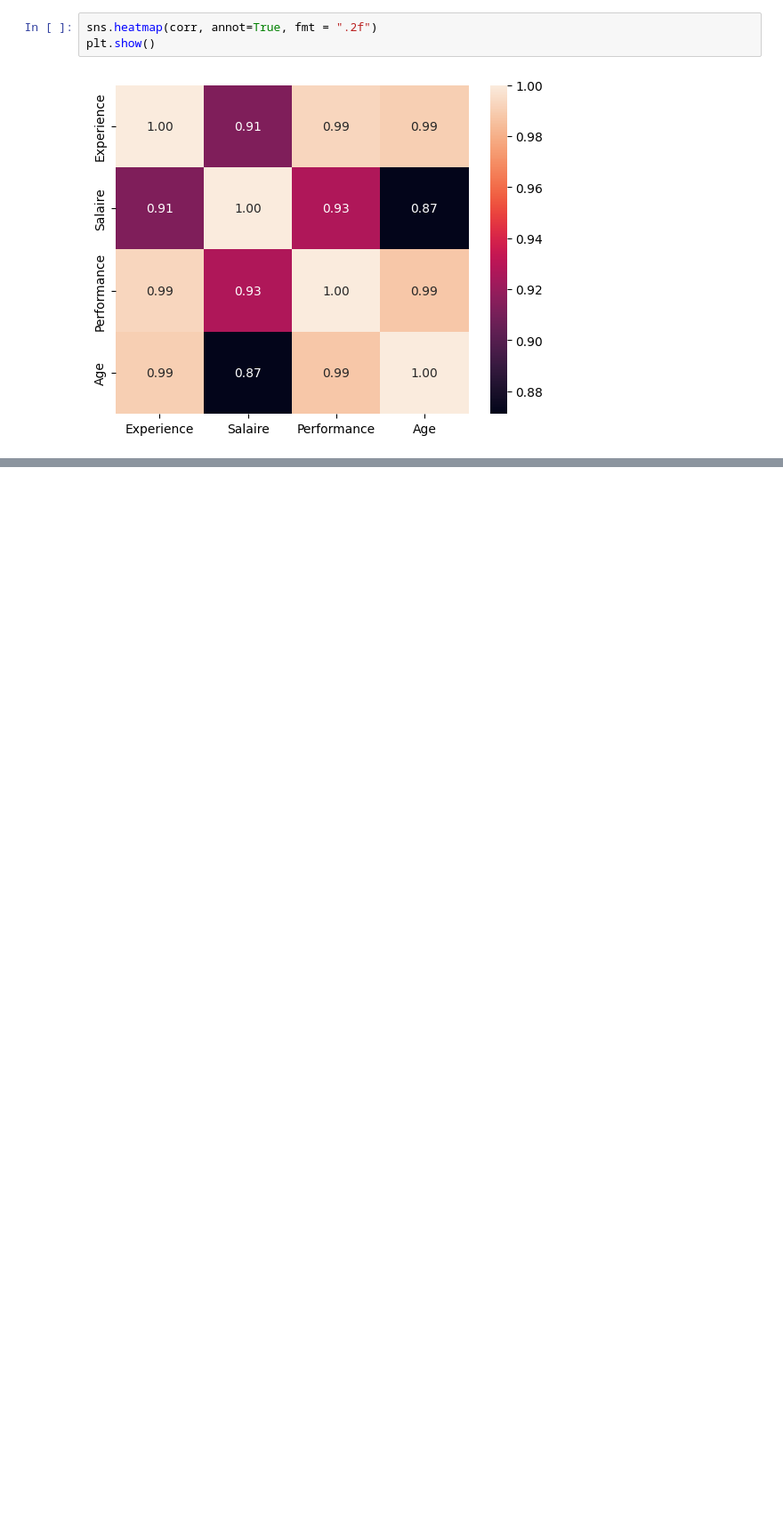
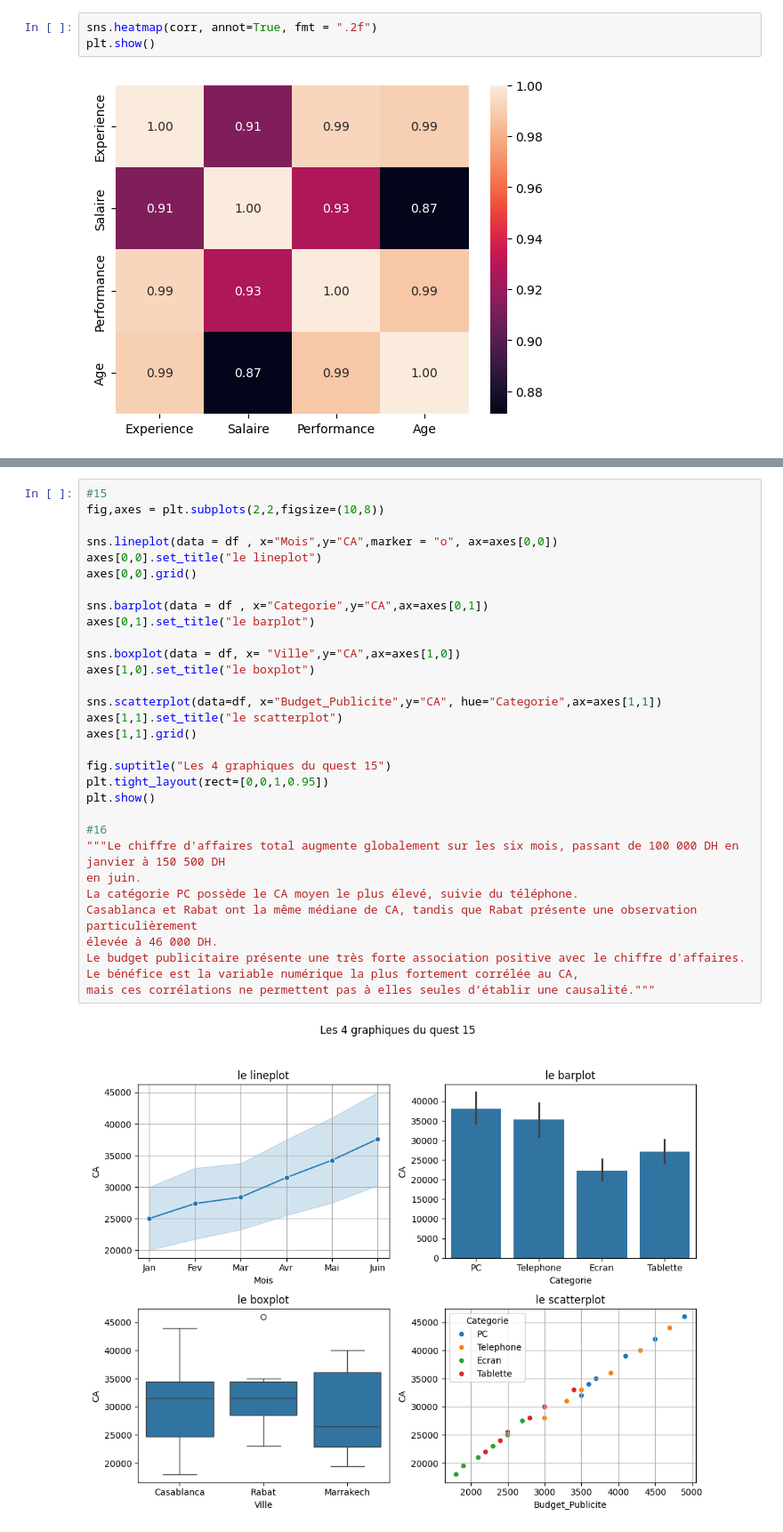
Before and after one commit to echadlitaha/python-data-science, a Jupyter notebook: Septembre/05_seaborn/J19- Searborn.ipynb, the cells around one changed output, grey strips where cells are left out. Shown at 89% size. Saved outputs shown, nothing was run; the diff lists cells and outputs as text; blank space fills up the shorter version.

```diff
--- a/Septembre/05_seaborn/J19- Searborn.ipynb
+++ b/Septembre/05_seaborn/J19- Searborn.ipynb
@@ -221,0 +328,33 @@ plt.show()
+# %%
+#15
+fig,axes = plt.subplots(2,2,figsize=(10,8))
+
+sns.lineplot(data = df , x="Mois",y="CA",marker = "o", ax=axes[0,0])
+axes[0,0].set_title("le lineplot")
+axes[0,0].grid()
+
+sns.barplot(data = df , x="Categorie",y="CA",ax=axes[0,1])
+axes[0,1].set_title("le barplot")
+
+sns.boxplot(data = df, x= "Ville",y="CA",ax=axes[1,0])
+axes[1,0].set_title("le boxplot")
+
+sns.scatterplot(data=df, x="Budget_Publicite",y="CA", hue="Categorie",ax=axes[1,1])
+axes[1,1].set_title("le scatterplot")
+axes[1,1].grid()
+
+fig.suptitle("Les 4 graphiques du quest 15")
+plt.tight_layout(rect=[0,0,1,0.95])
+plt.show()
+
+#16
+"""Le chiffre d'affaires total augmente globalement sur les six mois, passant de 100 000 DH en janvier à 150 500 DH
+en juin.
+La catégorie PC possède le CA moyen le plus élevé, suivie du téléphone.
+Casablanca et Rabat ont la même médiane de CA, tandis que Rabat présente une observation particulièrement
+élevée à 46 000 DH.
+Le budget publicitaire présente une très forte association positive avec le chiffre d'affaires.
+Le bénéfice est la variable numérique la plus fortement corrélée au CA,
+mais ces corrélations ne permettent pas à elles seules d’établir une causalité."""
+# %% [output]
+[figure, added]
```
Also changed, not shown: parts of 3 cells of this notebook.
